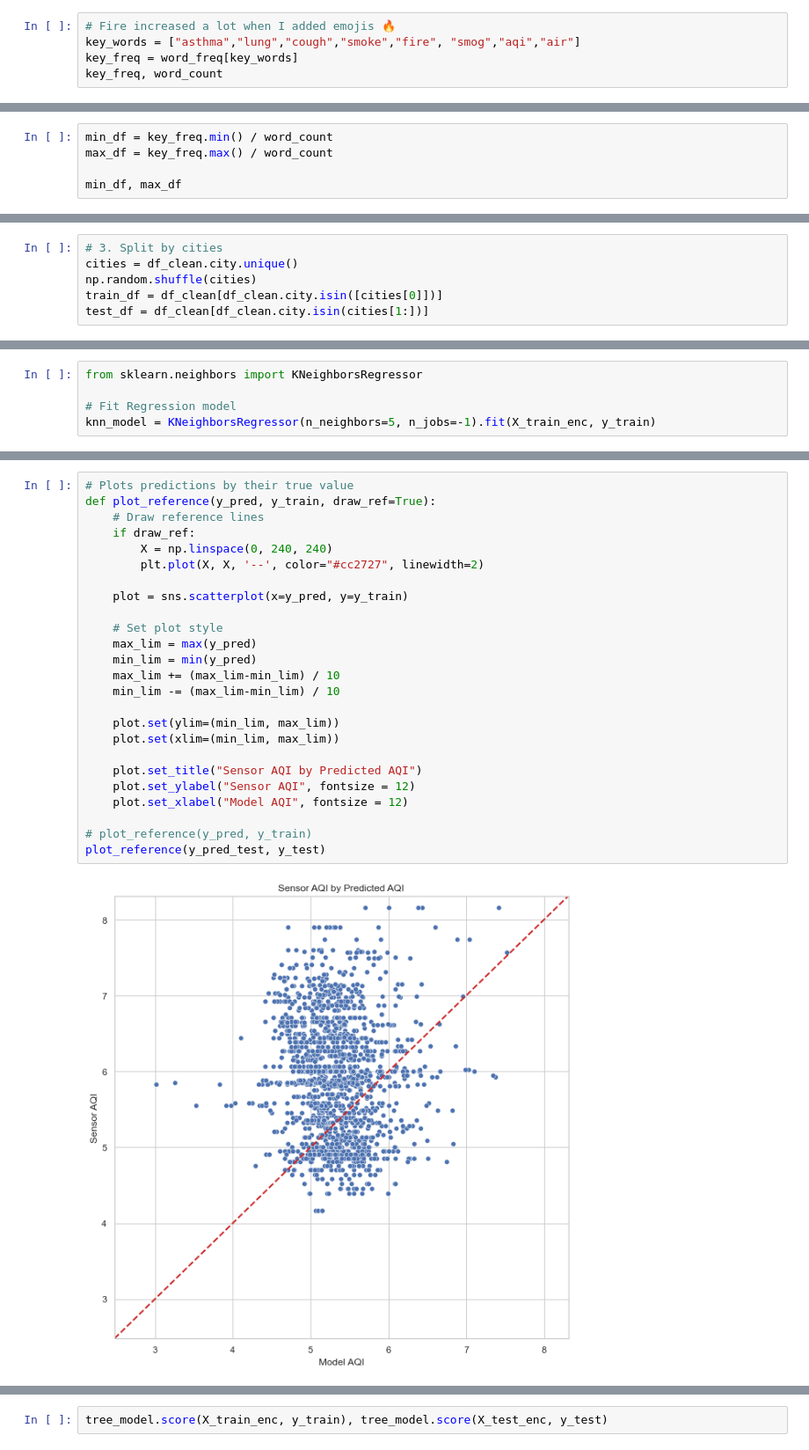
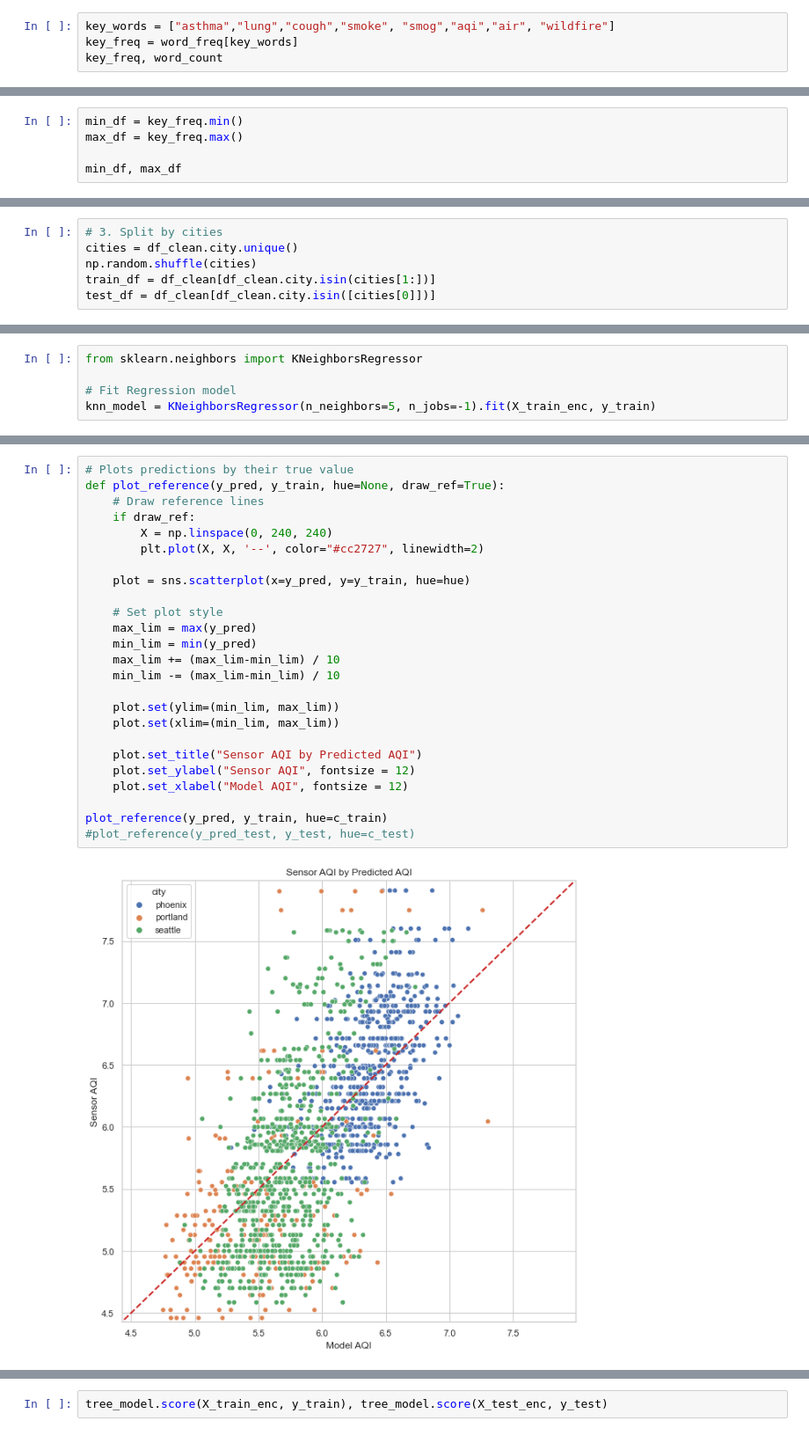
Before and after one commit to zcalhoun/wildfire, a Jupyter notebook: notebooks/tfidf-v1.ipynb, the cells around one changed output, grey strips where cells are left out. Shown: that part at 88% size. Drawn from its saved outputs; the diff is of its cells as text.

```diff
--- a/notebooks/tfidf-v1.ipynb
+++ b/notebooks/tfidf-v1.ipynb
@@ -250,6 +255,5 @@ plt.hist(word_freq, bins=50, range=[word_freq.min()+100, word_freq.max()]);
 # %%
-# Fire increased a lot when I added emojis 🔥
-key_words = ["asthma","lung","cough","smoke","fire", "smog","aqi","air"]
+key_words = ["asthma","lung","cough","smoke", "smog","aqi","air", "wildfire"]
 key_freq = word_freq[key_words]
 key_freq, word_count
 # %% [output]
@@ -266,6 +270,6 @@ key_freq, word_count
 # %%
-min_df = key_freq.min() / word_count
-max_df = key_freq.max() / word_count
+min_df = key_freq.min()
+max_df = key_freq.max()
 
 min_df, max_df
 # %% [output]
@@ -295,8 +299,8 @@ test_df = df_clean[df_clean['date'].isin(test_dates)]
 # 3. Split by cities
 cities = df_clean.city.unique()
 np.random.shuffle(cities)
-train_df = df_clean[df_clean.city.isin([cities[0]])]
-test_df = df_clean[df_clean.city.isin(cities[1:])]
+train_df = df_clean[df_clean.city.isin(cities[1:])]
+test_df = df_clean[df_clean.city.isin([cities[0]])]
 # %%
 train_df.head()
 # %% [output]
@@ -372,27 +378,27 @@ knn_model.score(X_test_enc, y_test)
 # %%
 # Plots predictions by their true value
-def plot_reference(y_pred, y_train, draw_ref=True):
+def plot_reference(y_pred, y_train, hue=None, draw_ref=True):
     # Draw reference lines
     if draw_ref:
         X = np.linspace(0, 240, 240)
         plt.plot(X, X, '--', color="#cc2727", linewidth=2)
 
-    plot = sns.scatterplot(x=y_pred, y=y_train)
+    plot = sns.scatterplot(x=y_pred, y=y_train, hue=hue)
 
     # Set plot style
     max_lim = max(y_pred)
     min_lim = min(y_pred)
     max_lim += (max_lim-min_lim) / 10
     min_lim -= (max_lim-min_lim) / 10
 
     plot.set(ylim=(min_lim, max_lim))
     plot.set(xlim=(min_lim, max_lim))
 
     plot.set_title("Sensor AQI by Predicted AQI")
     plot.set_ylabel("Sensor AQI", fontsize = 12)
     plot.set_xlabel("Model AQI", fontsize = 12)
 
-# plot_reference(y_pred, y_train)
-plot_reference(y_pred_test, y_test)
+plot_reference(y_pred, y_train, hue=c_train)
+#plot_reference(y_pred_test, y_test, hue=c_test)
 # %% [output]
-[figure, old version]
+[figure, new version]
```
Also changed, not shown: parts of 21 cells of this notebook.
